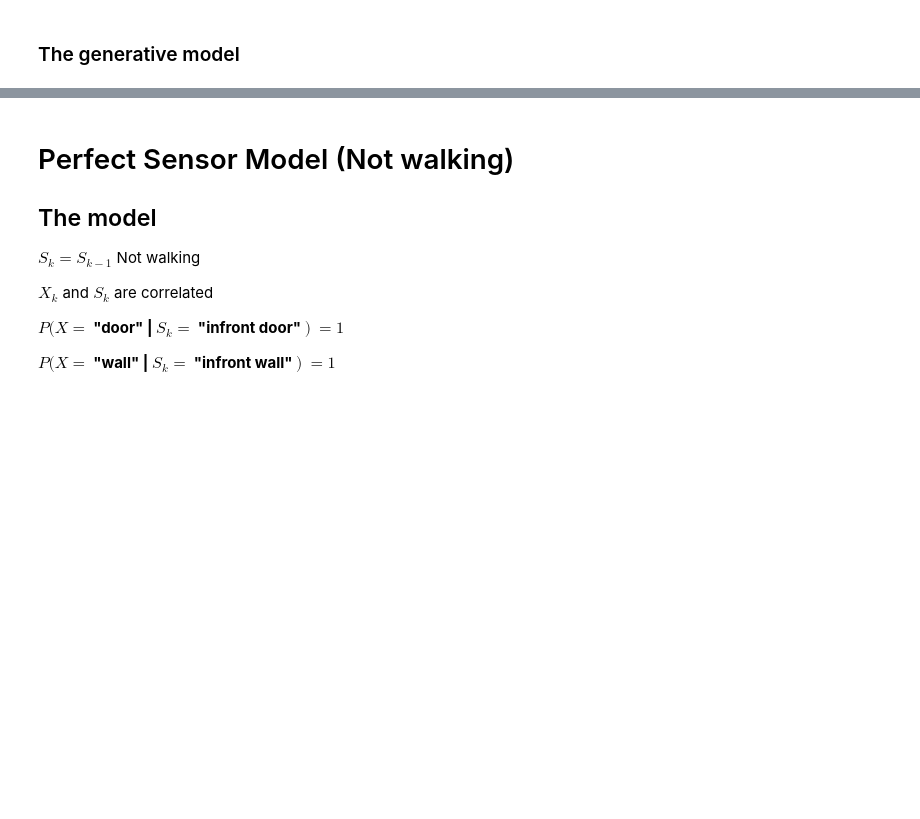
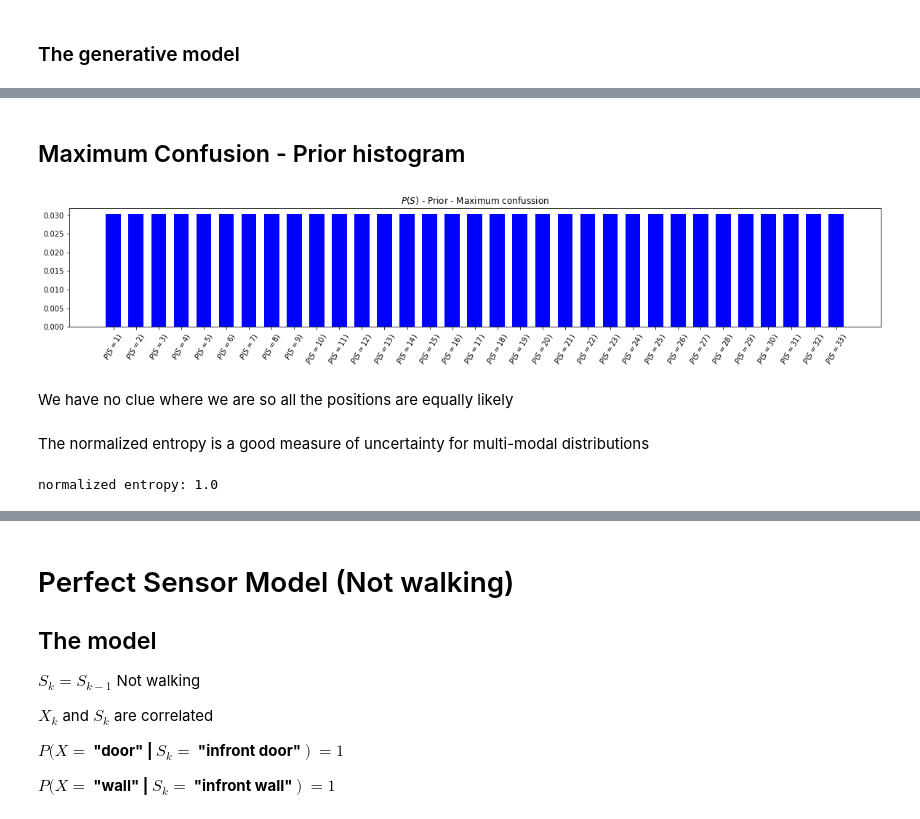
Before and after one commit to jganzabal/Kalman-as-Recursive-Bayesian-Estimation, a Jupyter notebook: 1_Histogram Filters.ipynb, the cells around one changed output, grey strips where cells are left out. Cells and saved outputs as stored; diff of their text form; code cells hidden in the pictures; blank space fills up the shorter version.

```diff
--- a/1_Histogram Filters.ipynb
+++ b/1_Histogram Filters.ipynb
@@ -134,0 +198,17 @@ Simulation: [0.14333333333333334, 0.5048484848484849, 0.3518181818181818]
+# %% [markdown]
+## Maximum Confusion - Prior histogram
+# %%
+prior = np.ones(N)/N
+str_indexes_prior =  ['$P(S=%s)$'%int(i+1) for i in range(N)]
+plot_distribution(prior, title = '$P(S)$ - Prior - Maximum confussion', str_indexes= str_indexes_prior,
+                         rotation = 60)
+# %% [output]
+[figure, added]
+# %% [markdown]
+We have no clue where we are so all the positions are equally likely
+# %% [markdown]
+The normalized entropy is a good measure of uncertainty for multi-modal distributions
+# %%
+print("normalized entropy:",entropy(prior, base = 2)/np.log2(N))
+# %% [output]
+normalized entropy: 1.0
```
Also changed, not shown: parts of 90 cells of this notebook, 1 other file.
